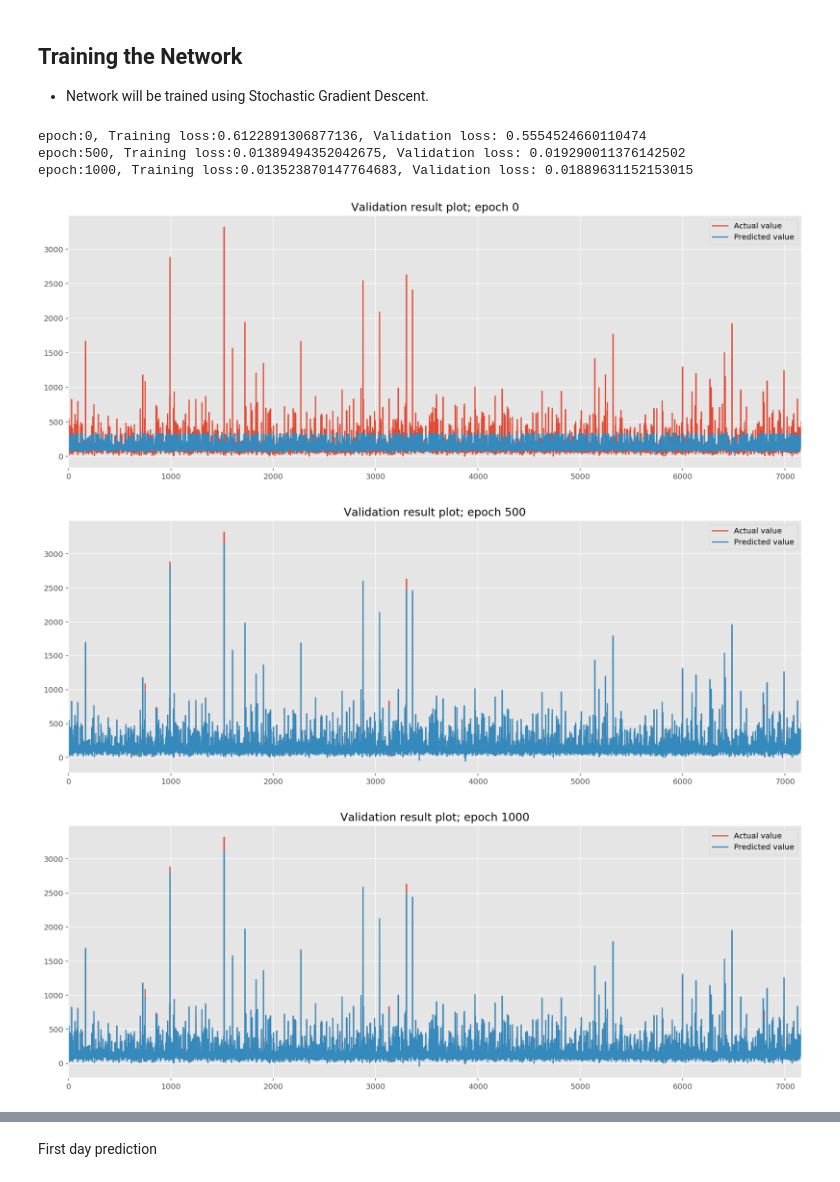
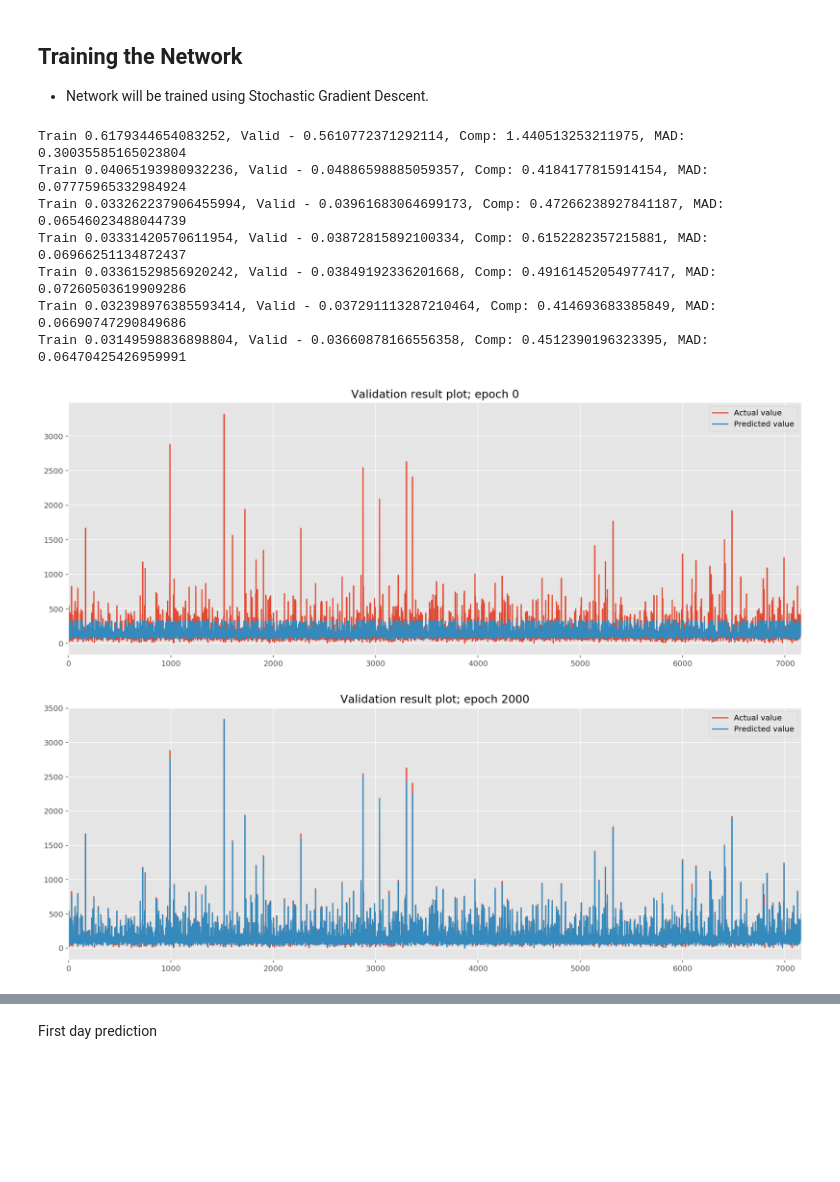
Before and after one commit to rkmalaiya/alibaba_foot_traffic_ijcai2017, a Jupyter notebook: code/ijcai-cff_NeuralNetwork-Hiddenlayer.ipynb, the cells around one changed output, grey strips where cells are left out. Drawn from its saved outputs; the diff is of its cells as text; code cells hidden in the pictures; blank space fills up the shorter version.

```diff
--- a/code/ijcai-cff_NeuralNetwork-Hiddenlayer.ipynb
+++ b/code/ijcai-cff_NeuralNetwork-Hiddenlayer.ipynb
@@ -287,6 +273,8 @@ sess = tf.InteractiveSession()
 input_nodes_num = 15
 output_nodes_num = 15
 hidden_layer_num = 2
+
+beta = 0.01
 
 tf_x = tf.placeholder(tf.float32, [None, input_nodes_num],name='Inputs')
 tf_y_ = tf.placeholder(tf.float32, [None, output_nodes_num], name='ActualOutput')
@@ -303,6 +291,8 @@ for i in range(hidden_layer_num):
 tf_y = tf.add(tf.matmul(tf_y_h, tf_W), tf_b)
 
 sq_diff = tf.reduce_mean(tf.squared_difference( tf_y_ , tf_y), name = "Squared_Difference")
+#sq_diff = tf.reduce_mean(tf.nn.softmax_cross_entropy_with_logits(logits = tf_y_ , labels = tf_y))
+
 sq_diff_test = tf.reduce_mean(
     tf.abs(
         tf.divide(
@@ -318,6 +308,9 @@ sq_diff_test_modified = tf.reduce_mean(
     )
 )
 
+regularizer = tf.nn.l2_loss(tf_W)
+sq_diff = tf.reduce_mean(sq_diff + beta * regularizer)
+
 train_step = tf.train.GradientDescentOptimizer(0.1).minimize(sq_diff)
 X_train, X_valid, X_test, y_train, y_valid, y_test = fetch_data(input_nodes_num,output_nodes_num )
 # %%
@@ -339,10 +332,11 @@ tf.global_variables_initializer().run(session=sess)
 answer_valid_first = pd.DataFrame()
 answer_valid_last = pd.DataFrame()
 
-losses = {'train':[], 'validation':[]}
 step = 200
+losses = {'train':[], 'validation(MSE)':[], "validation(Competition)":[]}
 
-for i in range(1001):
+
+for i in range(3001):
     #index = np.random.randint(size=200,low = 0, high = X_train.shape[0])
     for index in range(0, X_train.shape[0], step):
         batch_xs = X_train[index:(index+step),:]
@@ -353,41 +347,49 @@ for i in range(1001):
     #Get training predicted values and loss
     tr_y = tf_y.eval(feed_dict={tf_x: X_train})
     tr_sq_diff = sq_diff.eval(feed_dict={tf_x: X_train, tf_y_:y_train})
 
     #Get validation predicted values and loss
     tv_y = tf_y.eval(feed_dict={tf_x: X_valid})
     vd_sq_diff = sq_diff.eval(feed_dict={tf_x: X_valid, tf_y_:y_valid})
 
+    cvd_sq_diff = sq_diff_test.eval(feed_dict={tf_x: X_valid, tf_y_:y_valid})
+    mvd_sq_diff = sq_diff_test_modified.eval(feed_dict={tf_x: X_valid, tf_y_:y_valid})
+
     losses['train'].append(tr_sq_diff)
-    losses['validation'].append(vd_sq_diff)
+    losses['validation(MSE)'].append(vd_sq_diff)
+    losses['validation(Competition)'].append(cvd_sq_diff)
 
     if i % 500 == 0:
-        print ("epoch:{}, Training loss:{}, Validation loss: {}".format(i, tr_sq_diff, vd_sq_diff))
+        print ("Train {}, Valid - {}, Comp: {}, MAD: {}"
+               .format(tr_sq_diff, vd_sq_diff, cvd_sq_diff, mvd_sq_diff))
 
-    if i % 500 == 0:
+    if i % 2000 == 0:
 
         tr_y_rescaled = scaler_y.inverse_transform(tr_y)
         y_train_rescaled = scaler_y.inverse_transform(y_train)
         tv_y_rescaled = scaler_y.inverse_transform(tv_y)
         y_valid_rescaled = scaler_y.inverse_transform(y_valid)
 
         # Comparing only 1st prediction
         answer_train = pd.DataFrame({"Predicted value":tr_y_rescaled[:,0], "Actual value":y_train_rescaled[:,0]})
         #answer_train.plot(title='Training result plot; epoch {}'.format(i), figsize=[17,6])
 
         global answer_valid_first
         global answer_valid_last
         answer_valid_first = pd.DataFrame({"Predicted value":tv_y_rescaled[:,0], "Actual value":y_valid_rescaled[:,0]})
         answer_valid_last = pd.DataFrame({"Predicted value":tv_y_rescaled[:,-1], "Actual value":y_valid_rescaled[:,-1]})
 
         answer_valid_first.plot(title = 'Validation result plot; epoch {}'.format(i), figsize=[17,6])
 # %% [output]
-epoch:0, Training loss:0.6122891306877136, Validation loss: 0.5554524660110474
-epoch:500, Training loss:0.01389494352042675, Validation loss: 0.019290011376142502
-epoch:1000, Training loss:0.013523870147764683, Validation loss: 0.01889631152153015
+Train 0.6179344654083252, Valid - 0.5610772371292114, Comp: 1.440513253211975, MAD: 0.30035585165023804
+Train 0.04065193980932236, Valid - 0.04886598885059357, Comp: 0.4184177815914154, MAD: 0.07775965332984924
+Train 0.033262237906455994, Valid - 0.03961683064699173, Comp: 0.47266238927841187, MAD: 0.06546023488044739
+Train 0.03331420570611954, Valid - 0.03872815892100334, Comp: 0.6152282357215881, MAD: 0.06966251134872437
+Train 0.03361529856920242, Valid - 0.03849192336201668, Comp: 0.49161452054977417, MAD: 0.07260503619909286
+Train 0.032398976385593414, Valid - 0.037291113287210464, Comp: 0.414693683385849, MAD: 0.06690747290849686
+Train 0.03149598836898804, Valid - 0.03660878166556358, Comp: 0.4512390196323395, MAD: 0.06470425426959991
 [figure]
-[figure, old version]
+[figure, new version]
-[figure, removed]
 # %%
 answer_valid_first[:100].plot(title = 'Validation result plot (First day for each time period of Store); epoch {}'.format(i), figsize=[17,6])
 # %% [output]
```
Also changed, not shown: parts of 15 cells of this notebook, 14 other files.
